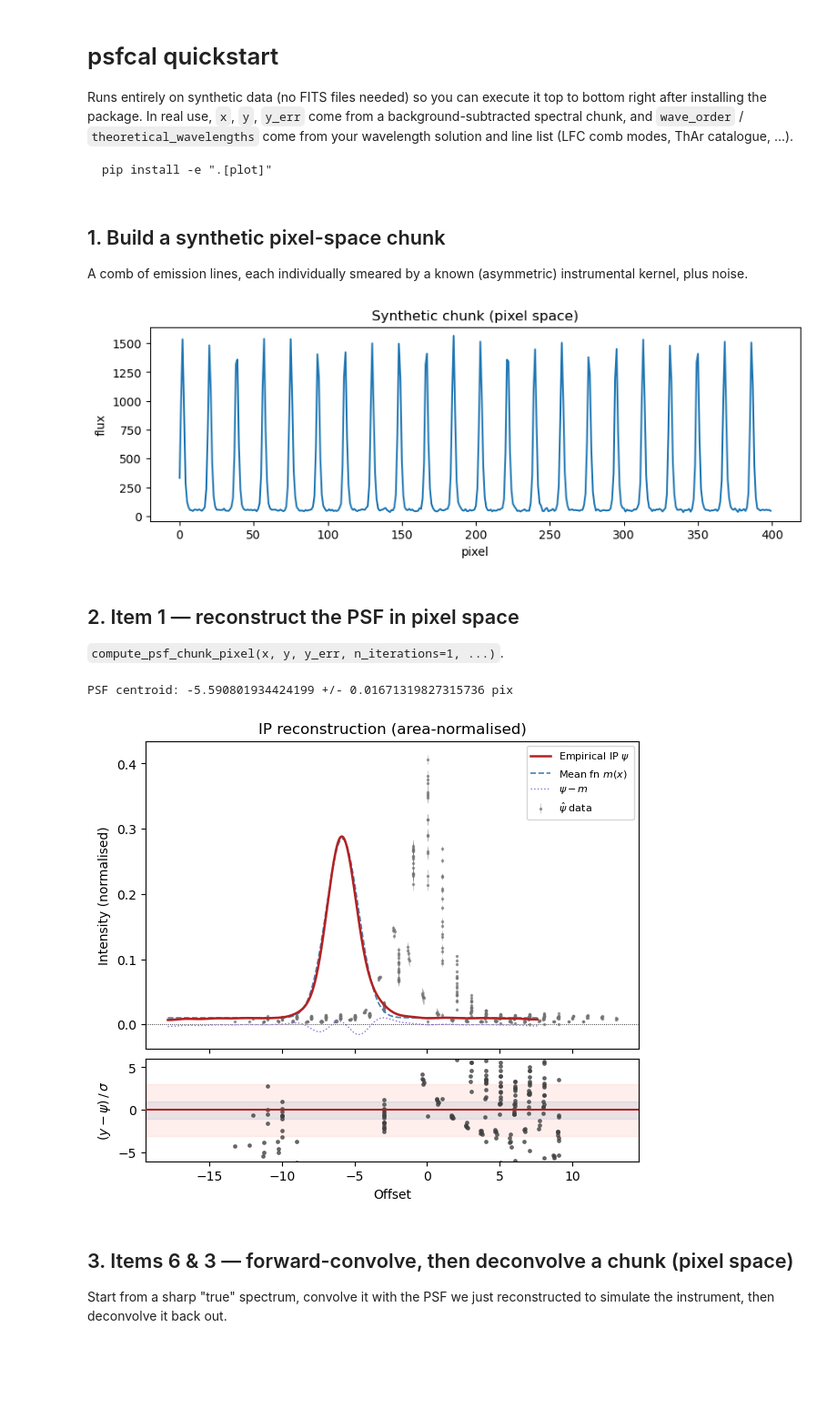
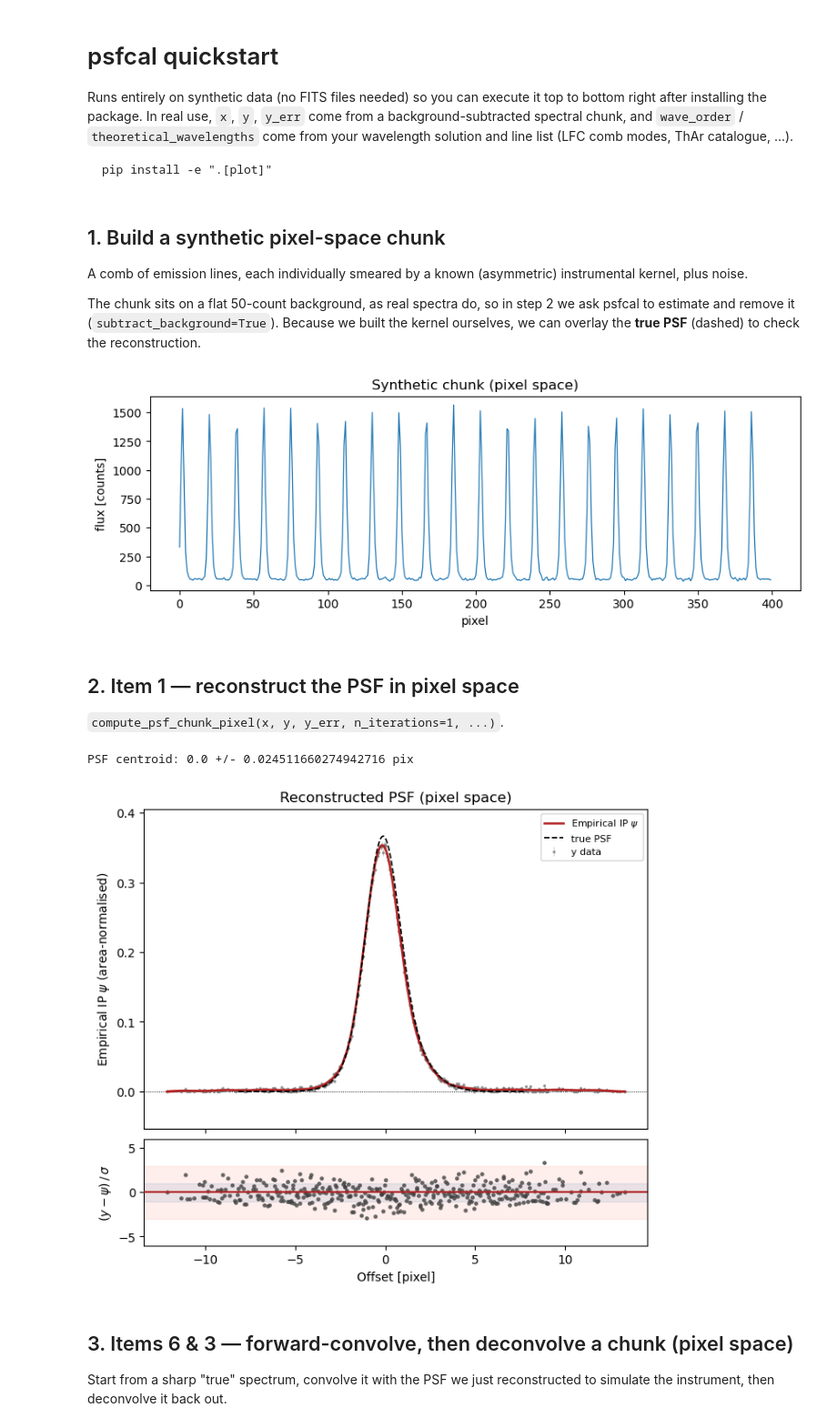
Before and after one commit to maddalenabugatti/psfcal, a Jupyter notebook: examples/quickstart.ipynb, the cells around one changed output. Shown at 91% size. Saved outputs shown, nothing was run; the diff lists cells and outputs as text; code cells hidden in the pictures; blank space fills up the shorter version.

```diff
--- a/examples/quickstart.ipynb
+++ b/examples/quickstart.ipynb
@@ -24,6 +24,8 @@ C_LIGHT_MPS = 299_792_458.0
 ## 1. Build a synthetic pixel-space chunk
 
 A comb of emission lines, each individually smeared by a known (asymmetric) instrumental kernel, plus noise.
+
+The chunk sits on a flat 50-count background, as real spectra do, so in step 2 we ask psfcal to estimate and remove it (`subtract_background=True`). Because we built the kernel ourselves, we can overlay the **true PSF** (dashed) to check the reconstruction.
 # %%
 def make_kernel():
     dx = np.linspace(-8, 8, 4000)
@@ -49,12 +51,12 @@ for c in line_centres:
 y_err = np.sqrt(np.abs(y_true) + 1.0)
 y_obs = np.clip(y_true + rng.normal(0.0, y_err), 0.0, None)
 
-plt.figure(figsize=(10, 3))
-plt.plot(x, y_obs)
-plt.xlabel("pixel"); plt.ylabel("flux"); plt.title("Synthetic chunk (pixel space)")
+fig, ax = plt.subplots(figsize=(10, 3))
+ax.plot(x, y_obs, lw=0.9)
+ax.set(xlabel="pixel", ylabel="flux [counts]", title="Synthetic chunk (pixel space)")
 plt.show()
 # %% [output]
-[figure, old version]
+[figure, new version]
 # %% [markdown]
 ## 2. Item 1 — reconstruct the PSF in pixel space
 
@@ -62,16 +64,18 @@ plt.show()
 # %%
 psf_pixel = psfcal.compute_psf_chunk_pixel(
     x, y_obs, y_err,
     n_iterations=1,
     n_psf_points=400,
+    subtract_background=True,   # our chunk has a 50-count background
 )
 print("PSF centroid:", psf_pixel["psf_centroid"], "+/-", psf_pixel["psf_centroid_err"], "pix")
 
-plotting.plot_psf(psf_pixel)
+plotting.plot_psf(psf_pixel, title="Reconstructed PSF (pixel space)",
+                  truth=(kx, ky), xlabel="Offset [pixel]")
 plt.show()
 # %% [output]
-PSF centroid: -5.590801934424199 +/- 0.01671319827315736 pix
+PSF centroid: 0.0 +/- 0.024511660274942716 pix
-[figure, old version]
+[figure, new version]
 # %% [markdown]
 ## 3. Items 6 & 3 — forward-convolve, then deconvolve a chunk (pixel space)
 
```
Also changed, not shown: parts of 3 cells of this notebook, 6 other files.
